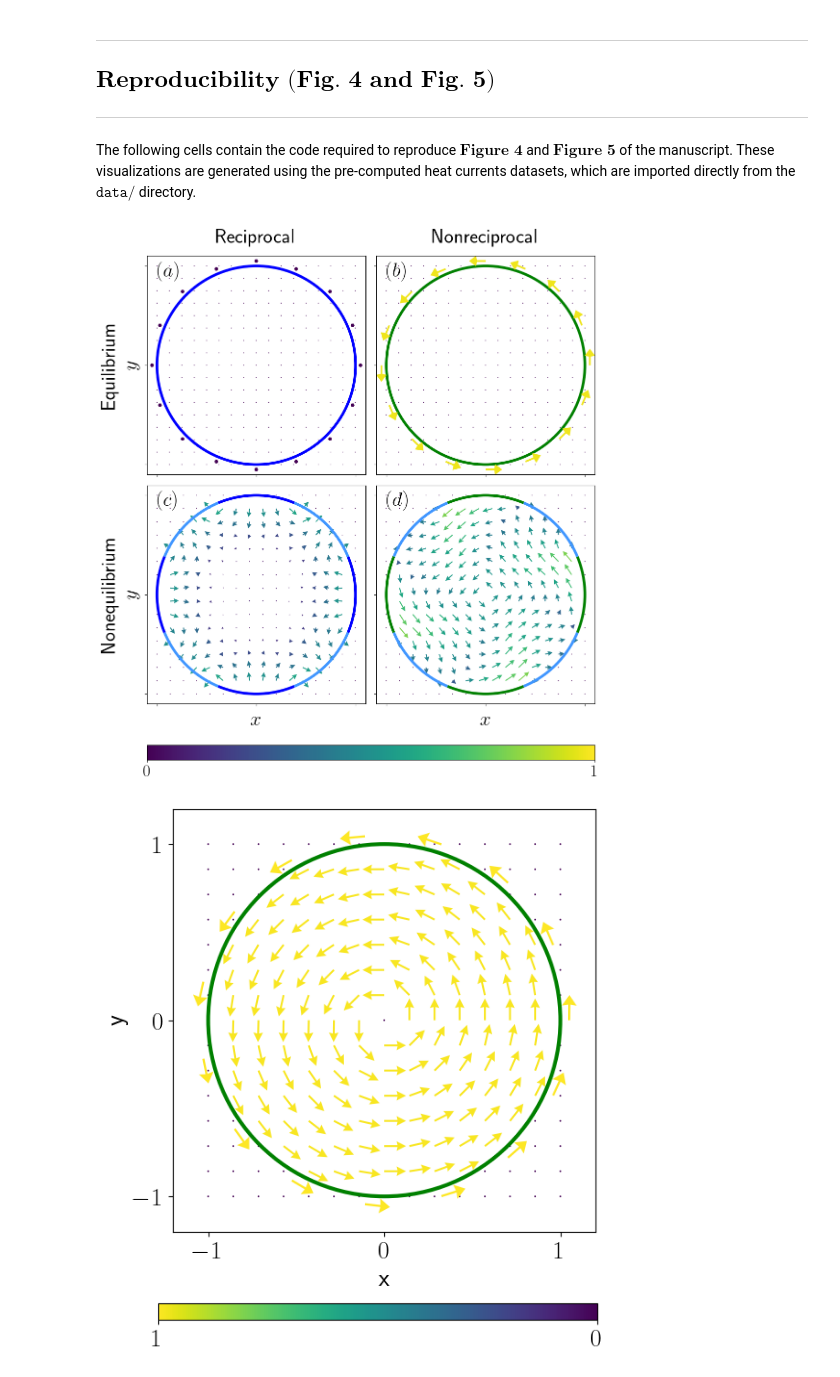
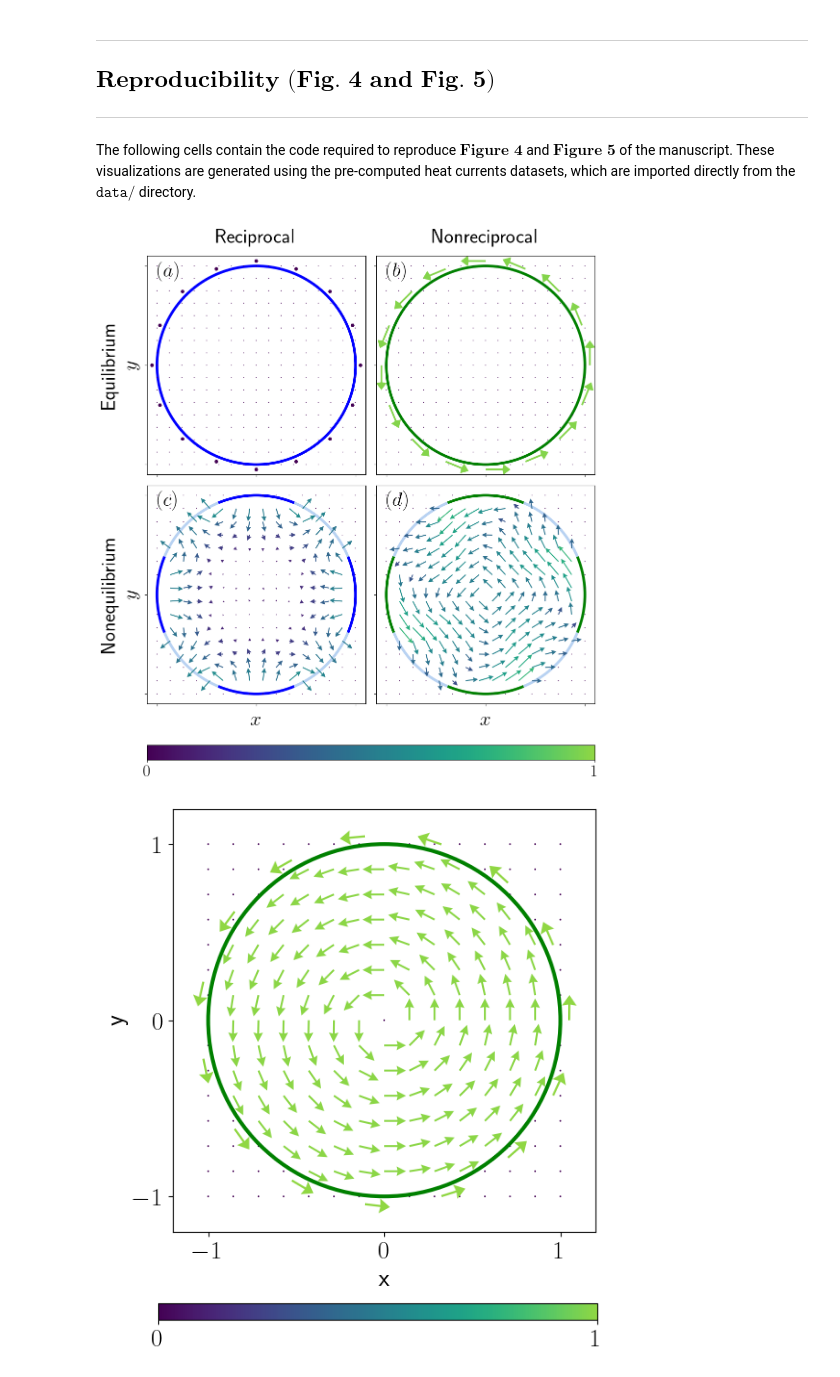
Before and after one commit to GuillemMasdemont/Far-field-heat-transfer-and-monochromatic-heat-currents-in-a-cylindrical-nonreciprocal-cavity, a Jupyter notebook: Codes/Simulation_monochromatic_currents/notebook_MonochromaticCurrents.ipynb, the cells around one changed output. Cells and saved outputs as stored; diff of their text form; code cells hidden in the pictures.

```diff
--- a/Codes/Simulation_monochromatic_currents/notebook_MonochromaticCurrents.ipynb
+++ b/Codes/Simulation_monochromatic_currents/notebook_MonochromaticCurrents.ipynb
@@ -260,32 +260,30 @@ labels = [r'$(a)$', r'$(b)$', r'$(c)$', r'$(d)$']
 #constants (for fancy style)
 headwidths   = [7, 6, 5, 5]
 headlengths  = [6, 4, 5, 5]
-inner_width  = 0.0045
+inner_width  = 0.0045 #0.0045
 contour_wfac = [0.003, 0.002, 0.001, 0.001]
 cmap = 'viridis'
-norm = Normalize(0, 1)
+#norm = Normalize(0, 1)
+norm = Normalize(0, 1.2)
 
-global_scale = 6 * max(
+global_scale = 4 * max(
     max(np.hypot(U_loaded_list[k],   V_loaded_list[k]).max()   for k in range(len(U_loaded_list))),
     max(np.hypot(U_contour_list[k],  V_contour_list[k]).max()  for k in range(len(U_contour_list)))
 )
 
 def draw_boundary(ax, idx, lw=4):
+    z = 0
     if idx == 0:
-        ax.add_artist(plt.Circle((0, 0), 1, color='blue',  fill=False, linewidth=lw))
+        ax.add_artist(plt.Circle((0, 0), 1, color='blue',  fill=False, linewidth=lw, zorder=z))
     elif idx == 1:
-        ax.add_artist(plt.Circle((0, 0), 1, color='green', fill=False, linewidth=lw))
+        ax.add_artist(plt.Circle((0, 0), 1, color='green', fill=False, linewidth=lw, zorder=z))
     else:
-        if idx == 2:
-            colors = ['blue', '#4096ffff']
-        else:
-            colors = ['green', '#4096ffff']
-
+        colors = ['blue', "#b8d2f2ff"] if idx == 2 else ['green', "#b8d2f2ff"] #'#4096ffff'
         for k in range(8):
             theta1 = k * 45 - 22.5
             theta2 = (k + 1) * 45 - 22.5
             ax.add_patch(patches.Arc((0, 0), 2, 2, theta1=theta1, theta2=theta2,
-                                     color=colors[k % 2], linewidth=lw))
+                                     color=colors[k % 2], linewidth=lw, zorder=z))
 
 for idx, ax in enumerate(axes):
     # Inner currents
@@ -327,6 +325,7 @@ plt.subplots_adjust(wspace=0.05, hspace=0.05, bottom=0.12)
 mappable = ScalarMappable(norm=norm, cmap=cmap)
 cbar = fig.colorbar(mappable, ax=axes.tolist(), orientation='horizontal', pad=0.08, fraction=0.046, aspect=30)
 cbar.set_ticks([0, 1])
+cbar.ax.set_xlim(0, 1)
 cbar.ax.tick_params(labelsize=25)
 
 # headings
@@ -343,10 +342,10 @@ x_side = min(pos00.x0, pos10.x0) - 0.08
 fig.text(x_side, y_center_top,    'Equilibrium',    fontsize=30, va='center', rotation='vertical')
 fig.text(x_side, y_center_bottom, 'Nonequilibrium', fontsize=30, va='center', rotation='vertical')
 
-plt.savefig('figures/monochromatic_currents.pdf', format='pdf', bbox_inches='tight')
+plt.savefig('figures/monochromatic_currents_bigger_arrows.pdf', format='pdf', bbox_inches='tight')
 plt.show()
 # %% [output]
-[figure, old version]
+[figure, new version]
 # %%
 # Figure 5:
 
@@ -372,45 +371,44 @@ magnitude_contour = np.hypot(U_contour, V_contour)
 global_max = 10 * max(magnitude.max(), magnitude_contour.max())
 
 #Initialize plotting
 fig, ax = plt.subplots(figsize=(6, 6), dpi=100)
+norm = Normalize(0, 1.2)
 
 #inner currents
 quiv = ax.quiver(
     x_values, y_values, U, V, magnitude,
-    cmap='viridis', scale= 0.8 * global_max, scale_units='xy', headlength = 5, headwidth = 5, width = 0.0045)
-quiv.set_clim(0, 1)
+    cmap='viridis', norm=norm, scale=0.8 * global_max, scale_units='xy',
+    headlength=5, headwidth=5, width=0.0045)
 
 #contour currents
 quiv_cont = ax.quiver(
     x_values_contour, y_values_contour, U_contour, V_contour, magnitude_contour,
-    cmap='viridis', scale= 0.7 * global_max, scale_units='xy',
+    cmap='viridis', norm=norm, scale=0.7 * global_max, scale_units='xy',
     width=0.005, headwidth=7, headlength=5
 )
-quiv_cont.set_clim(0, 1)
 
-# horizontal colorbar
+# horizontal colorbar using the same normalization
+mappable = ScalarMappable(norm=norm, cmap='viridis')
 cbar_ax = fig.add_axes([0.10, -0.05, 0.8, 0.03])
-cbar = fig.colorbar(quiv_cont, cax=cbar_ax, orientation='horizontal')
+cbar = fig.colorbar(mappable, cax=cbar_ax, orientation='horizontal')
 cbar.set_label('', fontsize=20, rotation=0, labelpad=10)
 cbar.ax.tick_params(labelsize=20)
-cbar.set_ticks(cbar.get_ticks()[::1])
-cbar.ax.invert_xaxis()
-cbar.set_ticks([0,1])
+cbar.set_ticks([0, 1])
+cbar.ax.set_xlim(0, 1)
 
 #fancy styles
-circle = plt.Circle((0, 0), 1, color='green', fill=False, linestyle='-', linewidth = 3)
+circle = plt.Circle((0, 0), 1, color='green', fill=False, linestyle='-', linewidth=3)
 ax.add_artist(circle)
-
 ax.set_xlim([-1.2, 1.2])
-ax.set_xticks([-1,0,1])
+ax.set_xticks([-1, 0, 1])
 ax.set_ylim([-1.2, 1.2])
-ax.set_yticks([-1,0,1])
+ax.set_yticks([-1, 0, 1])
 ax.set_xlabel('x', fontsize=20)
 ax.set_ylabel('y', fontsize=20)
 ax.tick_params(labelsize=20)
 ax.set_aspect('equal')
 
-plt.savefig('figures/on_off_monochromatic_currents.pdf', format = 'pdf', bbox_inches = 'tight')
+plt.savefig('figures/on_off_monochromatic_currents.pdf', format='pdf', bbox_inches='tight')
 plt.show()
 # %% [output]
-[figure, old version]
+[figure, new version]
```
Also changed, not shown: parts of 7 cells of this notebook, 14 other files.
